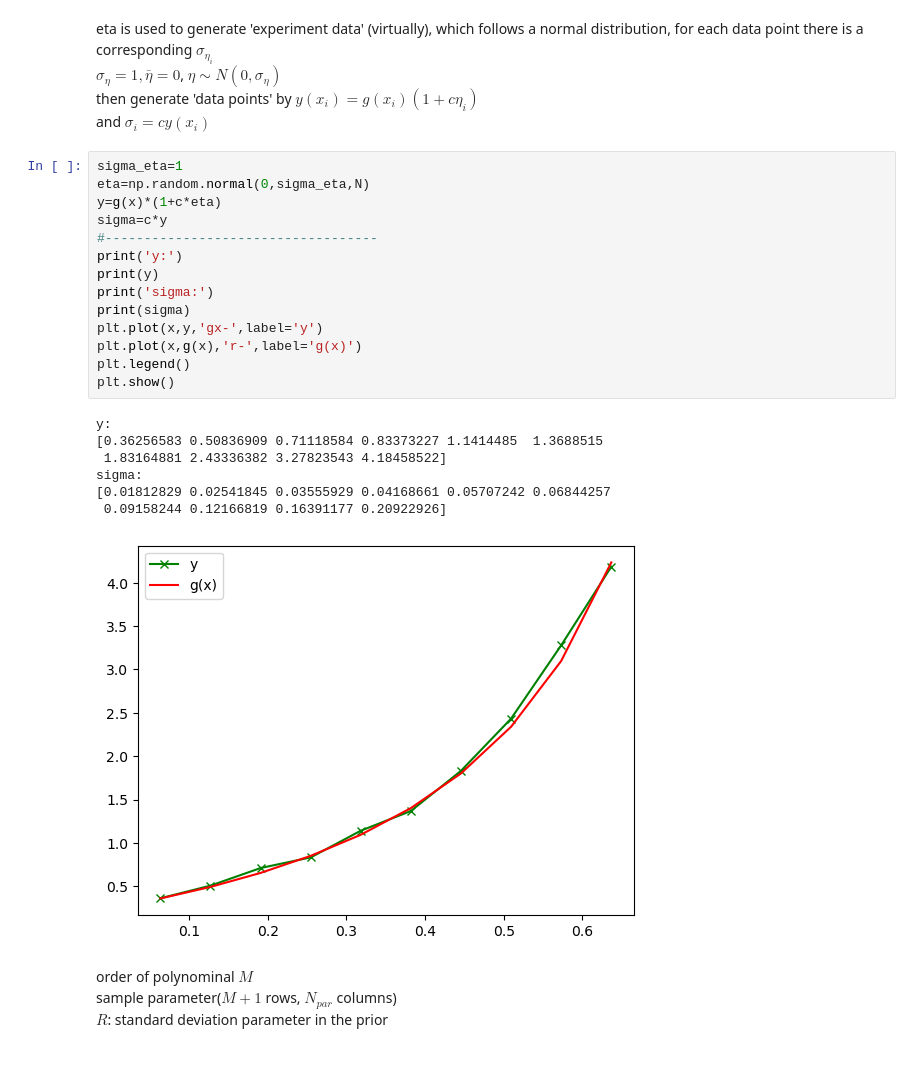
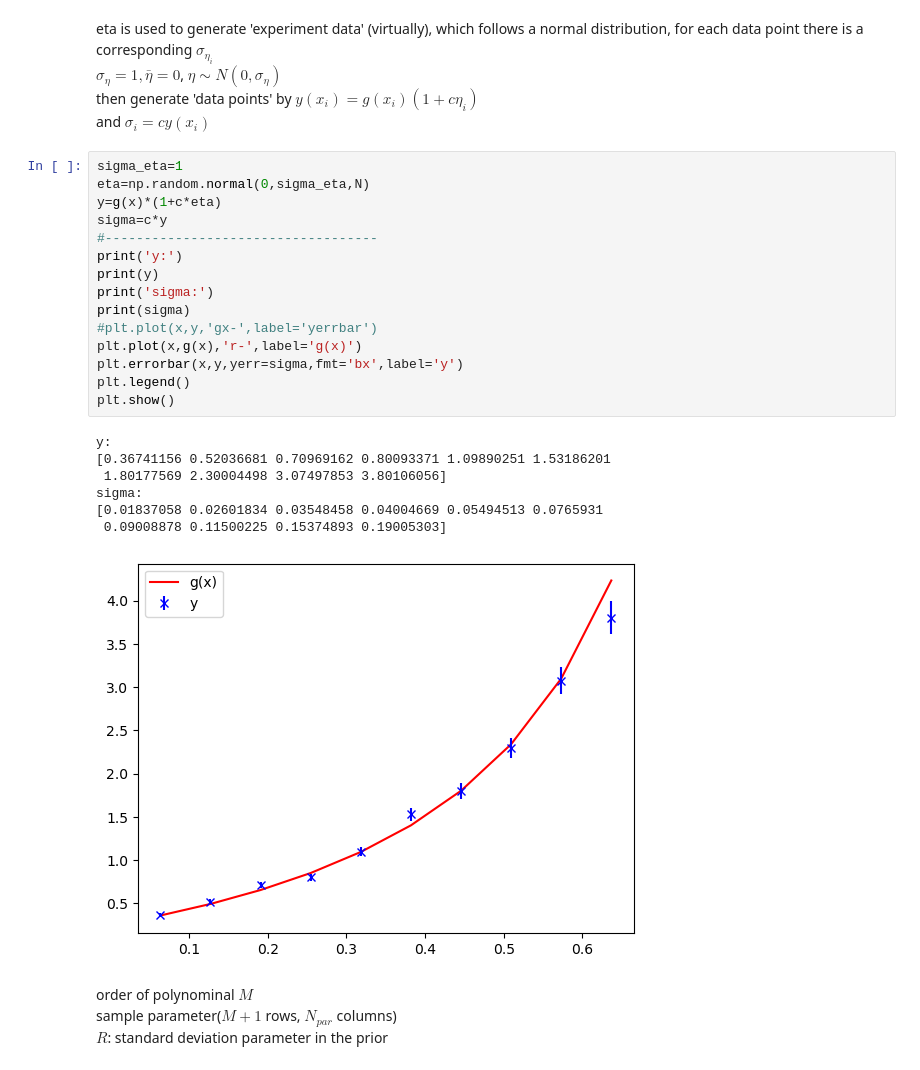
Before and after one commit to Duohereshui99/fit.test, a Jupyter notebook: Model/fit.ipynb, the cells around one changed output. Cells and saved outputs as stored; diff of their text form.

```diff
--- a/Model/fit.ipynb
+++ b/Model/fit.ipynb
@@ -39,25 +48,26 @@ and $\sigma_i=cy(x_i)$
 # %%
 sigma_eta=1
 eta=np.random.normal(0,sigma_eta,N)
 y=g(x)*(1+c*eta)
 sigma=c*y
 #-----------------------------------
 print('y:')
 print(y)
 print('sigma:')
 print(sigma)
-plt.plot(x,y,'gx-',label='y')
+#plt.plot(x,y,'gx-',label='yerrbar')
 plt.plot(x,g(x),'r-',label='g(x)')
+plt.errorbar(x,y,yerr=sigma,fmt='bx',label='y')
 plt.legend()
 plt.show()
 # %% [output]
 y:
-[0.36256583 0.50836909 0.71118584 0.83373227 1.1414485  1.3688515
- 1.83164881 2.43336382 3.27823543 4.18458522]
+[0.36741156 0.52036681 0.70969162 0.80093371 1.09890251 1.53186201
+ 1.80177569 2.30004498 3.07497853 3.80106056]
 sigma:
-[0.01812829 0.02541845 0.03555929 0.04168661 0.05707242 0.06844257
- 0.09158244 0.12166819 0.16391177 0.20922926]
+[0.01837058 0.02601834 0.03548458 0.04004669 0.05494513 0.0765931
+ 0.09008878 0.11500225 0.15374893 0.19005303]
-[figure, old version]
+[figure, new version]
 # %% [markdown]
 order of polynominal $M$
 sample parameter($M+1$ rows, $N_{par}$ columns)
```
Also changed, not shown: parts of 5 cells of this notebook.
